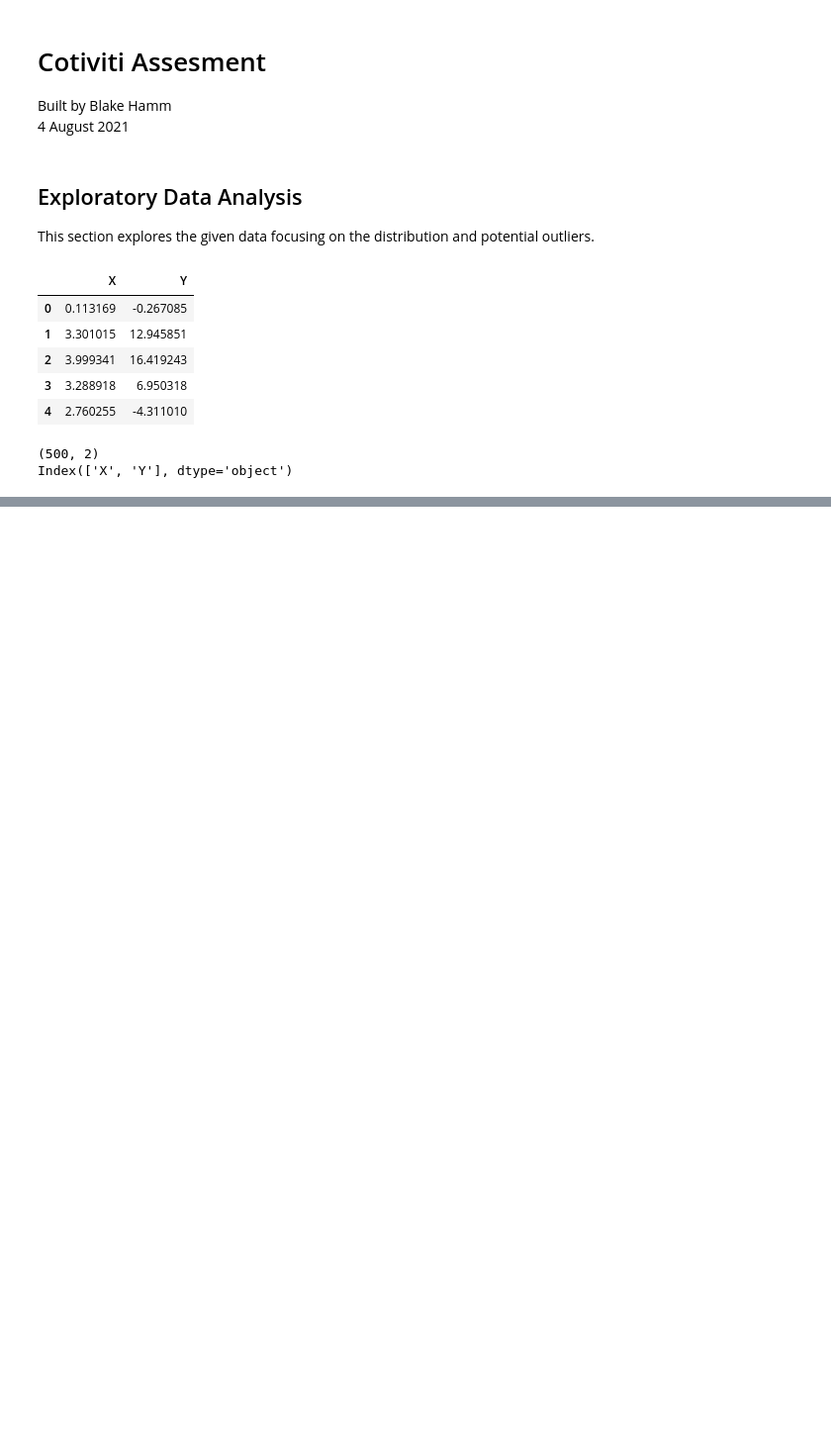
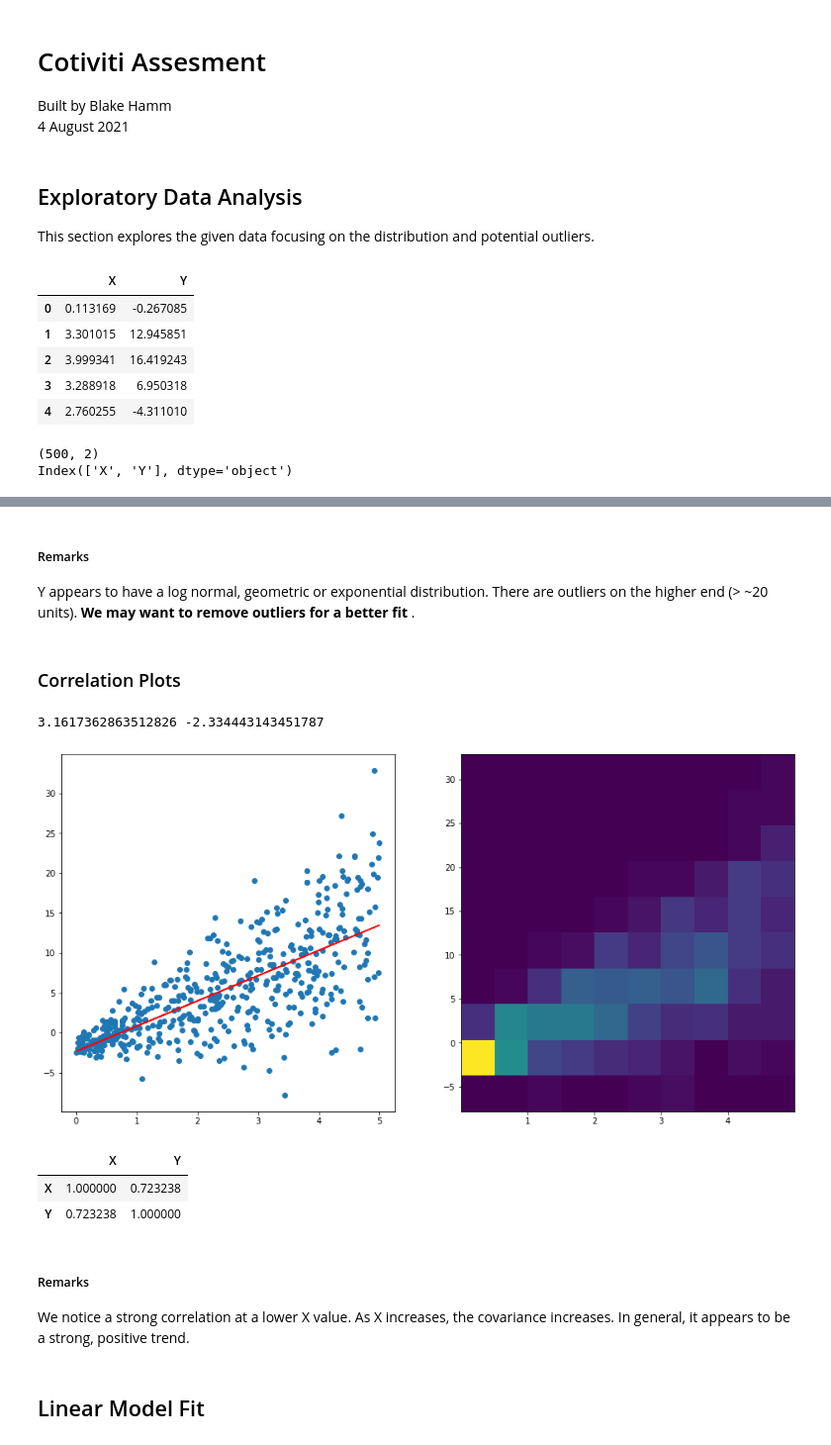
Before and after one commit to blake-hamm/cotiviti_test, a Jupyter notebook: Cotiviti_Assesment.ipynb, the cells around one changed output, grey strips where cells are left out. Shown at 99% size. Drawn from its saved outputs; the diff is of its cells as text; code cells hidden in the pictures; blank space fills up the shorter version.

```diff
--- a/Cotiviti_Assesment.ipynb
+++ b/Cotiviti_Assesment.ipynb
@@ -29,0 +78,32 @@ Index(['X', 'Y'], dtype='object')
+# %% [markdown]
+##### Remarks
+Y appears to have a log normal, geometric or exponential distribution. There are outliers on the higher end (> ~20 units). <b> We may want to remove outliers for a better fit </b>.
+# %% [markdown]
+### Correlation Plots
+# %%
+# Scatter and 2d histogram
+fig, axs = plt.subplots(1,2, figsize = (16, 8))
+axs[0].scatter(x = x1, y = y1)
+axs[1].hist2d(x = x1, y = y1)
+
+# Add regression line to scatter plot
+m, b = np.polyfit(x1, y1, 1)
+axs[0].plot(x1, m*x1 + b, color = 'r')
+print(m,b)
+
+plt.show()
+
+# Correlation plot
+corr = df.corr()
+corr.style.background_gradient(cmap='coolwarm')
+# %% [output]
+3.1617362863512826 -2.334443143451787
+[figure, added]
+|  | X | Y |
+| X | 1.000000 | 0.723238 |
+| Y | 0.723238 | 1.000000 |
+# %% [markdown]
+##### Remarks
+We notice a strong correlation at a lower X value. As X increases, the covariance increases. In general, it appears to be a strong, positive trend.
+# %% [markdown]
+## Linear Model Fit
```
Also changed, not shown: parts of 13 cells of this notebook.
